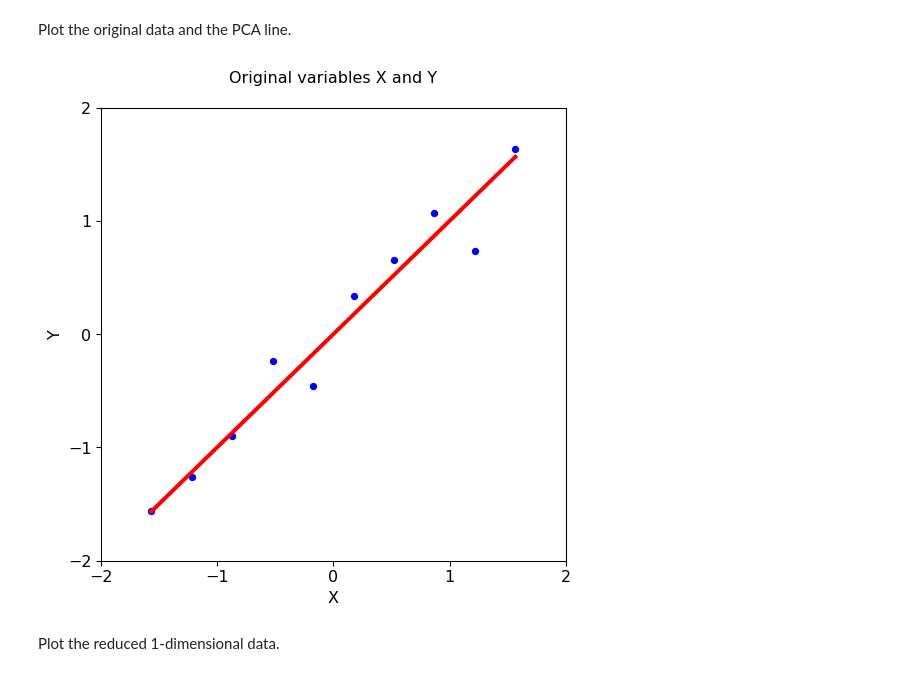
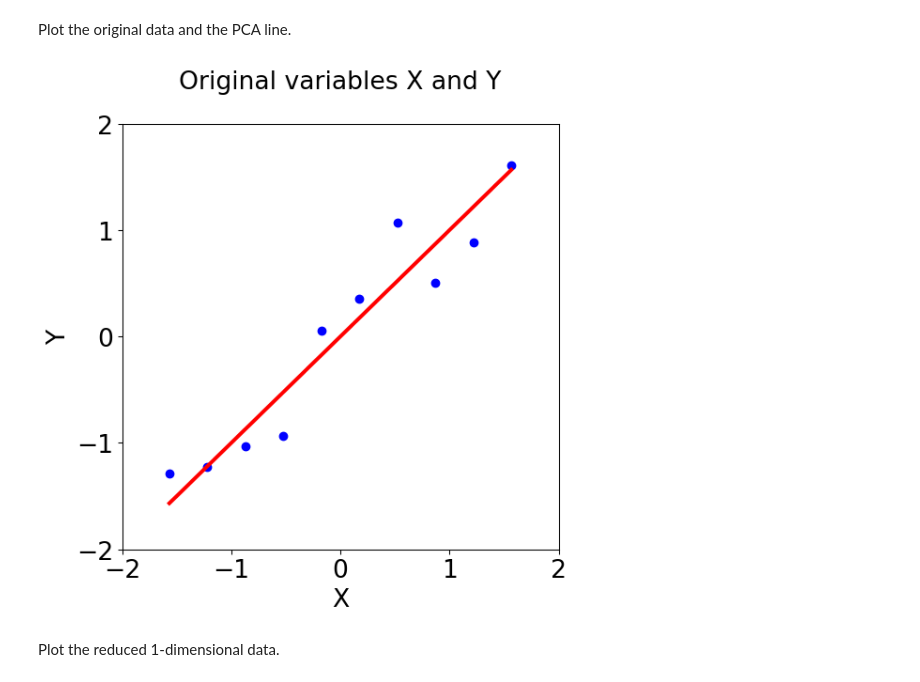
Before and after one commit to SaqlainHussainShah/MachineLearningGod, a Jupyter notebook: Principal Component Analysis (PCA).ipynb, the cells around one changed output. Drawn from its saved outputs; the diff is of its cells as text; code cells hidden in the pictures.

```diff
--- a/Principal Component Analysis (PCA).ipynb
+++ b/Principal Component Analysis (PCA).ipynb
@@ -8,7 +8,7 @@ from sklearn import preprocessing
 Generate 2-dimensional data.
 # %%
 x = np.arange(1, 11, 1)
-y = 1 + (2 * x) + (np.random.normal(0, 1, len(x)) * 2)
+y = 1 + (2 * x) + (np.random.normal(0, 1, len(x)) * 4)
 data = np.column_stack((x, y))
 # %% [markdown]
 Use principal component analysis (PCA) to reduce the number of dimensions of the data from 2 to 1.
@@ -29,20 +29,20 @@ Plot the original data and the PCA line.
 # %%
 my_dpi = 96
 plt.figure(figsize=(600/my_dpi, 600/my_dpi), dpi=my_dpi)
 
-plt.scatter(data_scaled[:,0], data_scaled[:,1], color='b', s=20)
+plt.scatter(data_scaled[:,0], data_scaled[:,1], color='b', s=40)
 plt.plot(data_scaled[:,0], pca_y, color='r', linewidth=3)
 
-plt.xlabel('X', fontsize=12)
-plt.ylabel('Y', fontsize=12)
-plt.title('Original variables X and Y\n', fontsize=12)
+plt.xlabel('X', fontsize=20)
+plt.ylabel('Y', fontsize=20)
+plt.title('Original variables X and Y\n', fontsize=20)
 
-plt.xticks(np.arange(-2, 3, 1), fontsize=12)
-plt.yticks(np.arange(-2, 3, 1), fontsize=12)
+plt.xticks(np.arange(-2, 3, 1), fontsize=20)
+plt.yticks(np.arange(-2, 3, 1), fontsize=20)
 
 plt.show()
 # %% [output]
-[figure, old version]
+[figure, new version]
 # %% [markdown]
 Plot the reduced 1-dimensional data.
 # %%
```
Also changed, not shown: parts of 1 cell of this notebook.
